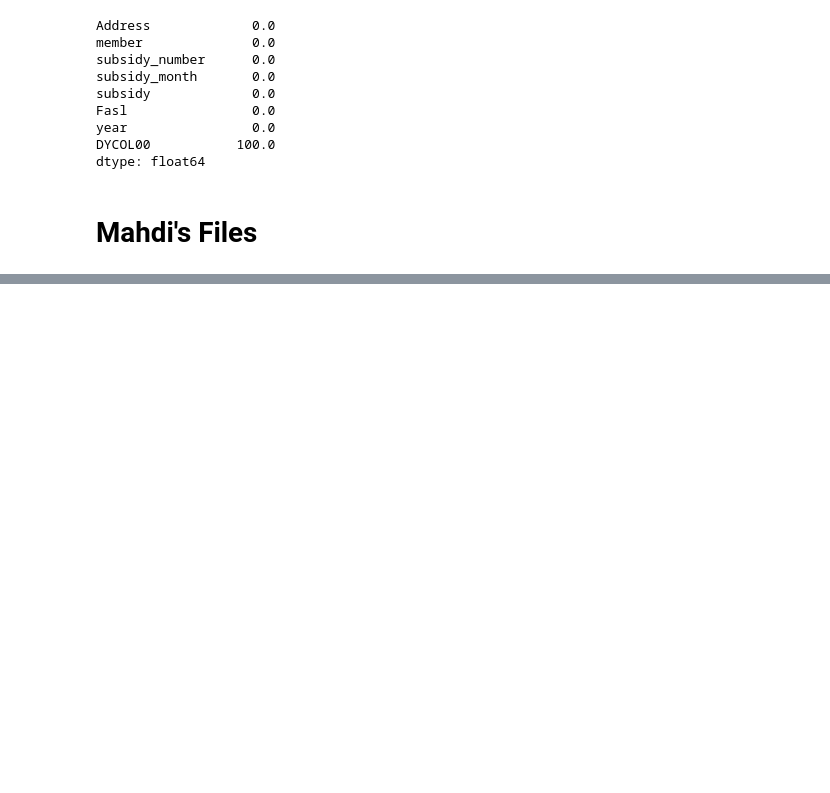
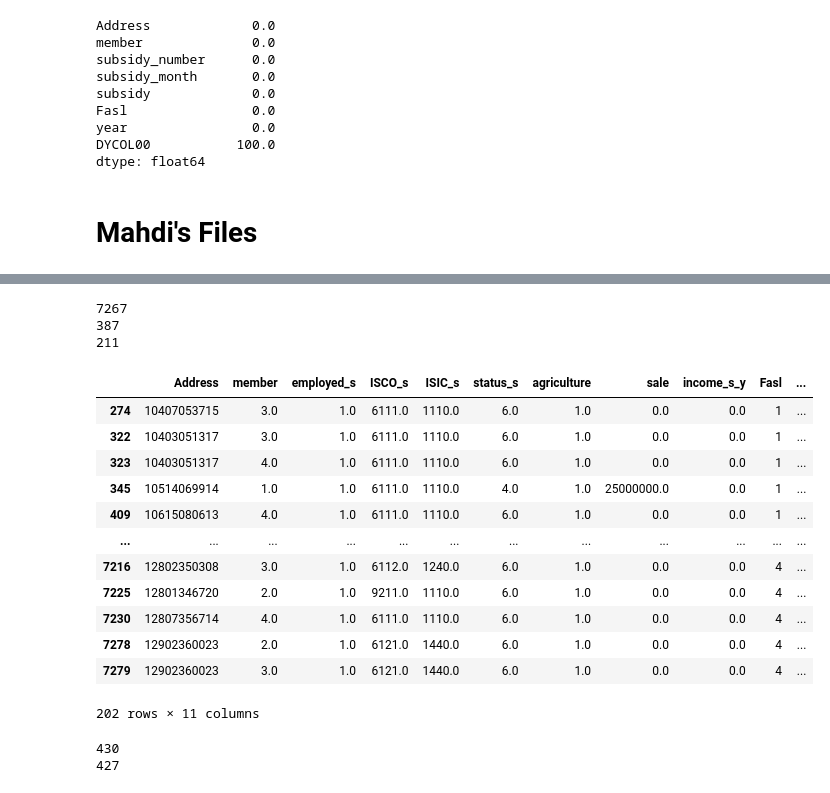
Before and after one commit to AmirmahdiGolahmar/Iranian_HEIS, a Jupyter notebook: data/Preprocessing.ipynb, the cells around one changed output, grey strips where cells are left out. Saved outputs shown, nothing was run; the diff lists cells and outputs as text; code cells hidden in the pictures; blank space fills up the shorter version.

```diff
--- a/data/Preprocessing.ipynb
+++ b/data/Preprocessing.ipynb
@@ -675,0 +768,27 @@ u98_P4S04_mahdi
+# %%
+U98_P4S02_mahdi_employed_no_income = U98_P4S02_mahdi[(U98_P4S02_mahdi['employed_s'] == 1) & (U98_P4S02_mahdi['income_s_y'] == 0)]
+U98_P4S02_mahdi_unemployed_with_income = U98_P4S02_mahdi[(U98_P4S02_mahdi['employed_s'] == 2) & (U98_P4S02_mahdi['income_s_y'] != 0)]
+
+print(len(U98_P4S02_mahdi))
+print(len(U98_P4S02_mahdi_employed_no_income))
+print(len(U98_P4S02_mahdi_unemployed_with_income))
+# %% [output]
+7267
+387
+211
+# %%
+U98_P4S02_mahdi_employed_no_income[U98_P4S02_mahdi_employed_no_income['agriculture']!=2]
+# %% [output]
+|  | Address | member | employed_s | ISCO_s | ISIC_s | status_s | agriculture | sale | income_s_y | Fasl | ... |
+| 274 | 10407053715 | 3.0 | 1.0 | 6111.0 | 1110.0 | 6.0 | 1.0 | 0.0 | 0.0 | 1 | ... |
+| 322 | 10403051317 | 3.0 | 1.0 | 6111.0 | 1110.0 | 6.0 | 1.0 | 0.0 | 0.0 | 1 | ... |
+| 323 | 10403051317 | 4.0 | 1.0 | 6111.0 | 1110.0 | 6.0 | 1.0 | 0.0 | 0.0 | 1 | ... |
+| 345 | 10514069914 | 1.0 | 1.0 | 6111.0 | 1110.0 | 4.0 | 1.0 | 25000000.0 | 0.0 | 1 | ... |
+| 409 | 10615080613 | 4.0 | 1.0 | 6111.0 | 1110.0 | 6.0 | 1.0 | 0.0 | 0.0 | 1 | ... |
+| ... | ... | ... | ... | ... | ... | ... | ... | ... | ... | ... | ... |
+| 7216 | 12802350308 | 3.0 | 1.0 | 6112.0 | 1240.0 | 6.0 | 1.0 | 0.0 | 0.0 | 4 | ... |
+| 7225 | 12801346720 | 2.0 | 1.0 | 9211.0 | 1110.0 | 6.0 | 1.0 | 0.0 | 0.0 | 4 | ... |
+| 7230 | 12807356714 | 4.0 | 1.0 | 6111.0 | 1110.0 | 6.0 | 1.0 | 0.0 | 0.0 | 4 | ... |
+| 7278 | 12902360023 | 2.0 | 1.0 | 6121.0 | 1440.0 | 6.0 | 1.0 | 0.0 | 0.0 | 4 | ... |
+| 7279 | 12902360023 | 3.0 | 1.0 | 6121.0 | 1440.0 | 6.0 | 1.0 | 0.0 | 0.0 | 4 | ... |
+202 rows × 11 columns
@@ -675,0 +797,10 @@ u98_P4S04_mahdi
+# %%
+U98_P4S02_mahdi_employed_no_income_test = test_employment_income[(test_employment_income['employed_s'] == 1) & (test_employment_income['income_s_y'] == 0)]
+U98_P4S02_selected_columns = U98_P4S02_mahdi_employed_no_income_test[['cost_employment', 'cost_raw', 'cost_machinery', 'cost_others', 'sale','income_s_y']]
+# U98_P4S02_mahdi_employed_no_income_test.info()
+num_zero_or_nan_cost_raw = ((U98_P4S02_selected_columns['cost_others'] == 0) | U98_P4S02_selected_columns['cost_others'].isna()).sum()
+print(len(U98_P4S02_mahdi_employed_no_income_test))
+print(num_zero_or_nan_cost_raw)
+# %% [output]
+430
+427
```
Also changed, not shown: parts of 16 cells of this notebook.
